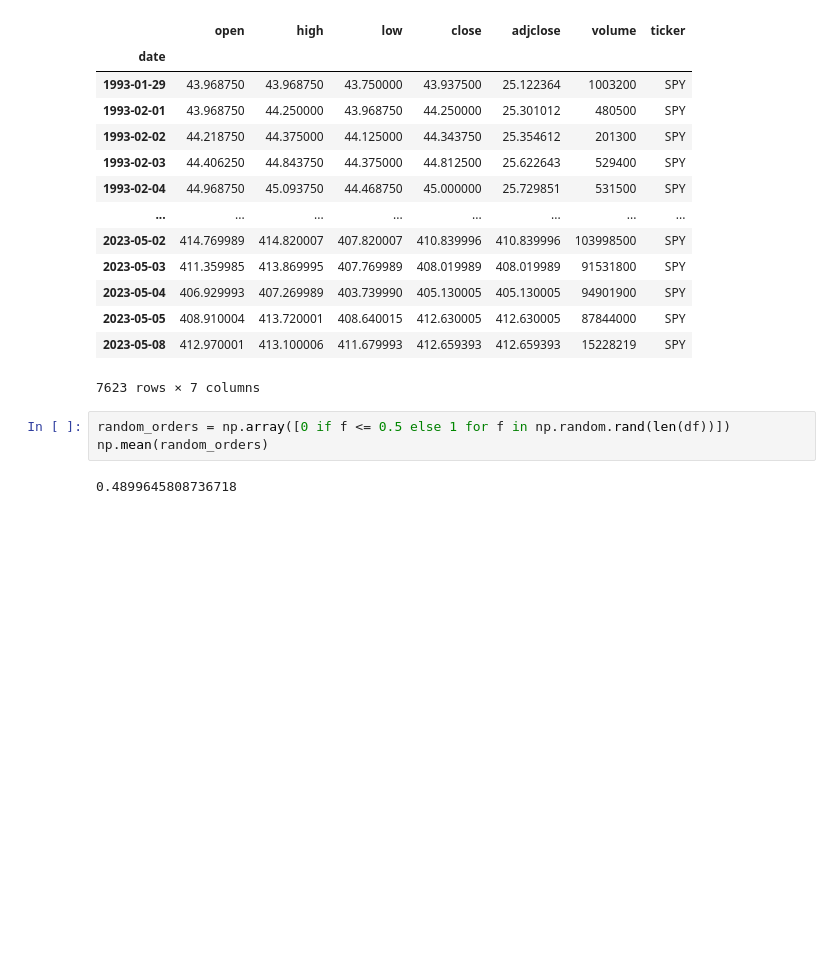
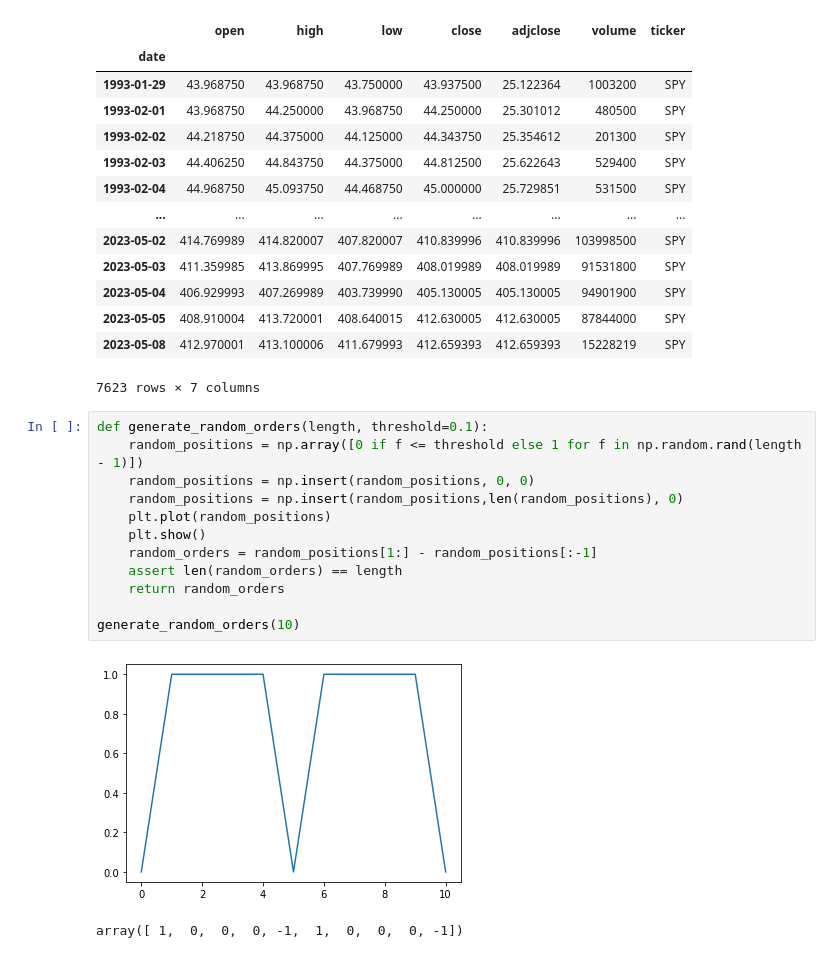
Before and after one commit to ag3nt3154/simple_backtester, a Jupyter notebook: simple_backtester.ipynb, the cells around one changed output. Saved outputs shown, nothing was run; the diff lists cells and outputs as text; blank space fills up the shorter version.

```diff
--- a/simple_backtester.ipynb
+++ b/simple_backtester.ipynb
@@ -25,9 +25,19 @@ df
 | 2023-05-05 | 408.910004 | 413.720001 | 408.640015 | 412.630005 | 412.630005 | 87844000 | SPY |
 | 2023-05-08 | 412.970001 | 413.100006 | 411.679993 | 412.659393 | 412.659393 | 15228219 | SPY |
 7623 rows × 7 columns
-# %%
-random_orders = np.array([0 if f <= 0.5 else 1 for f in np.random.rand(len(df))])
-np.mean(random_orders)
-# %% [output]
-0.4899645808736718
+# %%
+def generate_random_orders(length, threshold=0.1):
+    random_positions = np.array([0 if f <= threshold else 1 for f in np.random.rand(length - 1)])
+    random_positions = np.insert(random_positions, 0, 0)
+    random_positions = np.insert(random_positions,len(random_positions), 0)
+    plt.plot(random_positions)
+    plt.show()
+    random_orders = random_positions[1:] - random_positions[:-1]
+    assert len(random_orders) == length
+    return random_orders
+
+generate_random_orders(10)
+# %% [output]
+[figure, added]
+array([ 1,  0,  0,  0, -1,  1,  0,  0,  0, -1])
 # %%
```
Also changed, not shown: parts of 1 cell of this notebook.
